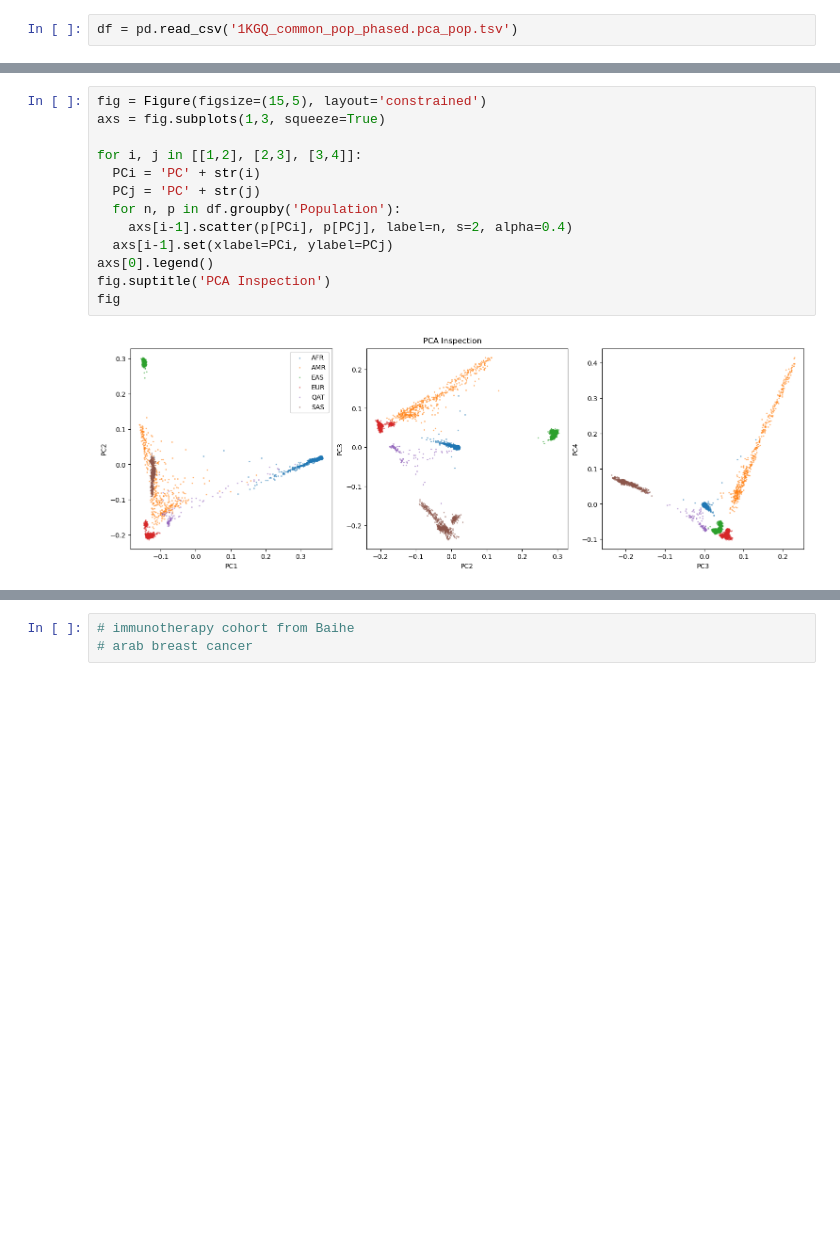
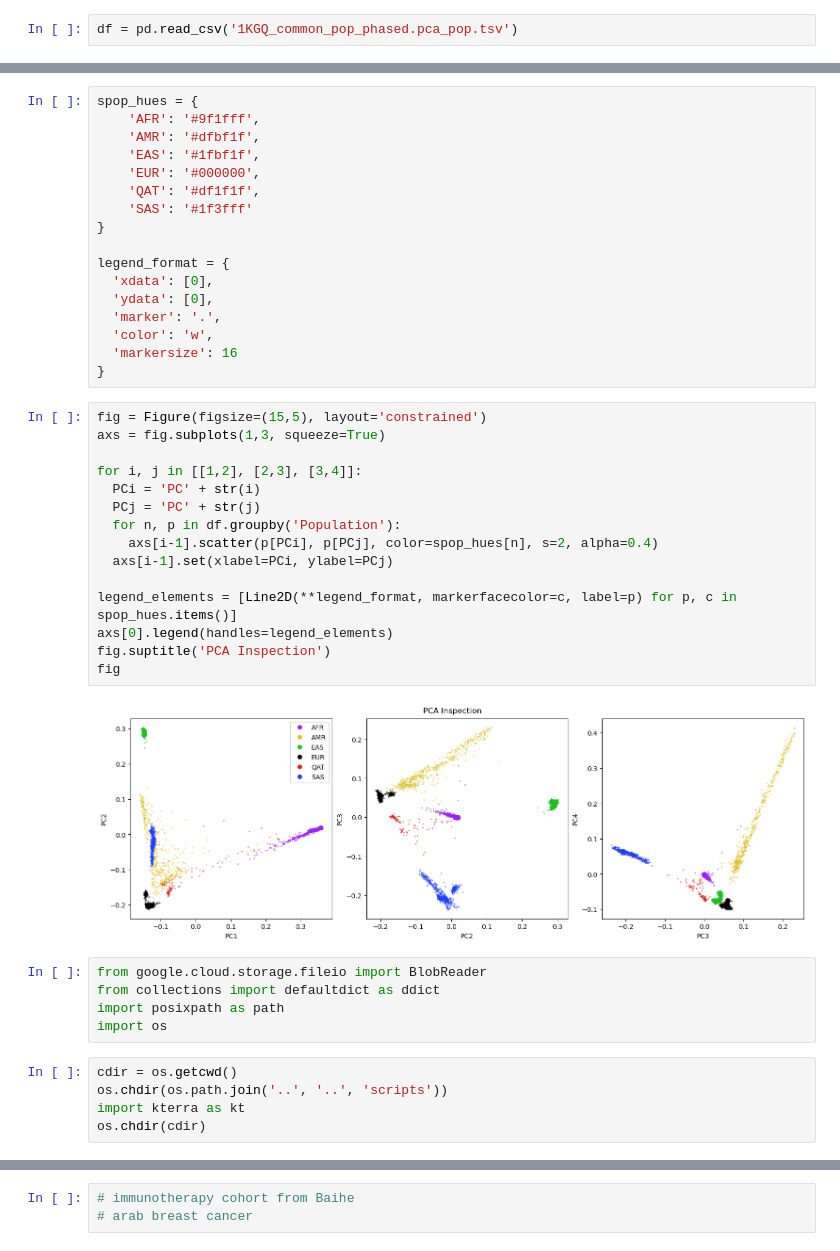
Before and after one commit to KAnderson-DFCI/Germline_Method_Development_AlDubayan, a Jupyter notebook: multi_ancestry_prs/PCA/plots.ipynb, the cells around one changed output, grey strips where cells are left out. Drawn from its saved outputs; the diff is of its cells as text; blank space fills up the shorter version.

```diff
--- a/multi_ancestry_prs/PCA/plots.ipynb
+++ b/multi_ancestry_prs/PCA/plots.ipynb
@@ -27,15 +12,44 @@ df
+# %%
+spop_hues = {
+    'AFR': '#9f1fff',
+    'AMR': '#dfbf1f',
+    'EAS': '#1fbf1f',
+    'EUR': '#000000',
+    'QAT': '#df1f1f',
+    'SAS': '#1f3fff'
+}
+
+legend_format = {
+  'xdata': [0],
+  'ydata': [0],
+  'marker': '.',
+  'color': 'w',
+  'markersize': 16
+}
 # %%
 fig = Figure(figsize=(15,5), layout='constrained')
 axs = fig.subplots(1,3, squeeze=True)
 
 for i, j in [[1,2], [2,3], [3,4]]:
   PCi = 'PC' + str(i)
   PCj = 'PC' + str(j)
   for n, p in df.groupby('Population'):
-    axs[i-1].scatter(p[PCi], p[PCj], label=n, s=2, alpha=0.4)
+    axs[i-1].scatter(p[PCi], p[PCj], color=spop_hues[n], s=2, alpha=0.4)
   axs[i-1].set(xlabel=PCi, ylabel=PCj)
-axs[0].legend()
+
+legend_elements = [Line2D(**legend_format, markerfacecolor=c, label=p) for p, c in spop_hues.items()]
+axs[0].legend(handles=legend_elements)
 fig.suptitle('PCA Inspection')
 fig
 # %% [output]
-[figure, old version]
+[figure, new version]
+# %%
+from google.cloud.storage.fileio import BlobReader
+from collections import defaultdict as ddict
+import posixpath as path
+import os
+# %%
+cdir = os.getcwd()
+os.chdir(os.path.join('..', '..', 'scripts'))
+import kterra as kt
+os.chdir(cdir)
```
Also changed, not shown: parts of 6 cells of this notebook, 8 other files.
